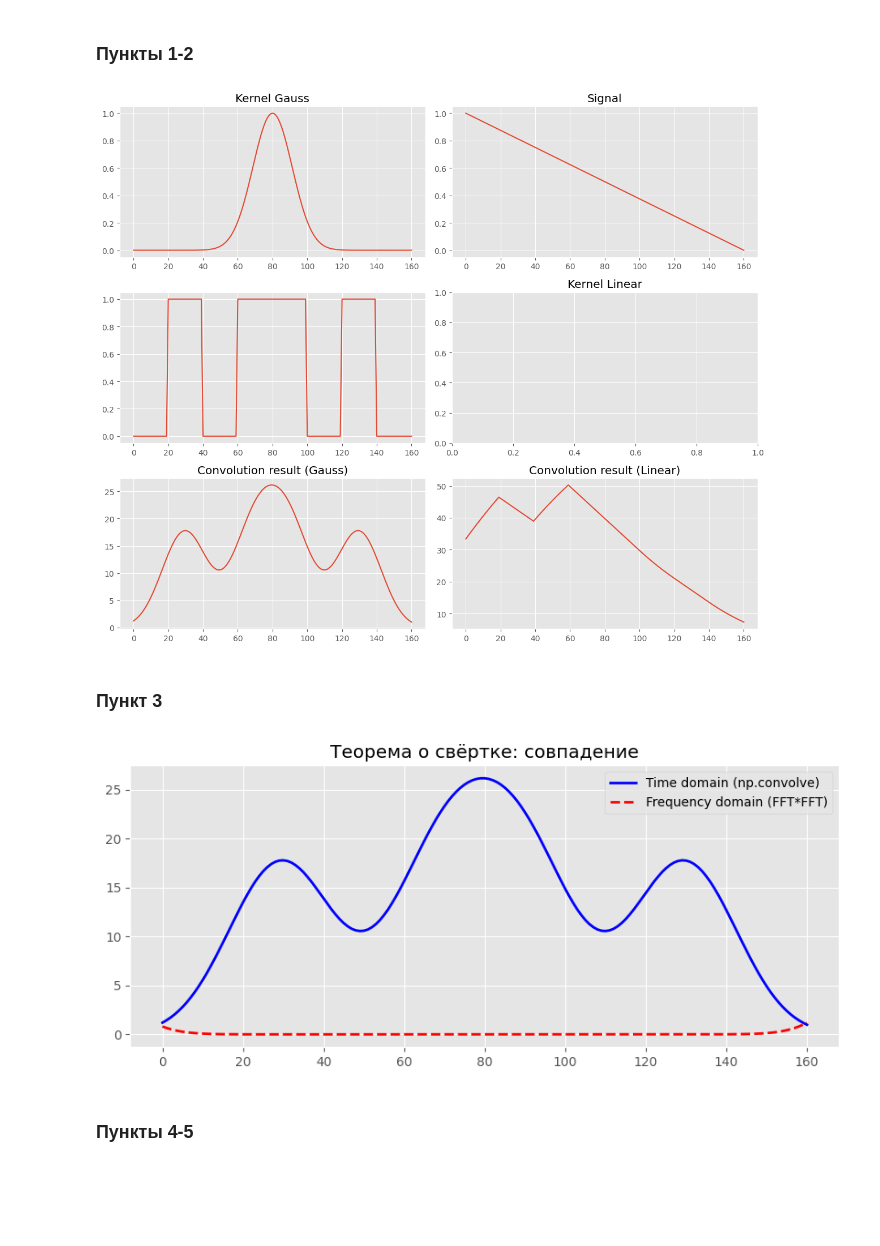
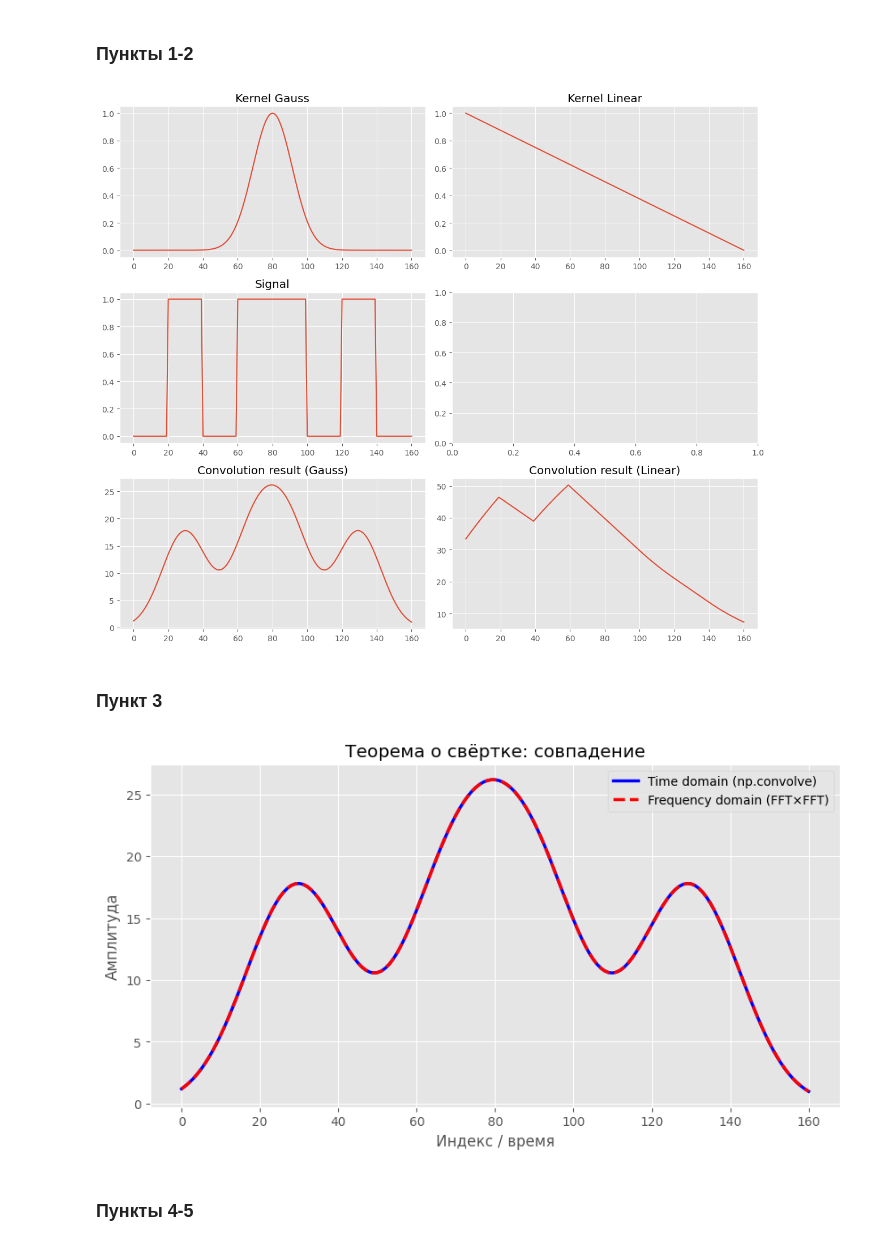
Before and after one commit to KamenevIvan/DPoS, a Jupyter notebook: lab4.ipynb, the cells around one changed output. Cells and saved outputs as stored; diff of their text form; code cells hidden in the pictures; blank space fills up the shorter version.

```diff
--- a/lab4.ipynb
+++ b/lab4.ipynb
@@ -7,28 +7,24 @@ plt.style.use('ggplot')
 # %% [markdown]
 ### Пункты 1-2
 # %%
-# Параметры (чтобы похоже на рис. 1-2)
 N = 161
 t = np.arange(N)
 
-# Прямоугольный периодический сигнал
 signal = np.zeros(N)
 signal[20:40] = 1
 signal[60:100] = 1
 signal[120:140] = 1
 
-# Ядро (а) Гаусс
+# Ядро Гаусс
 x = np.linspace(-5, 5, N)
-kernel_gauss = np.exp(-x**2)          # A=1
+kernel_gauss = np.exp(-x**2)
 
-# Ядро (б) линейное (падающее)
+# Ядро линейное
 kernel_linear = np.linspace(1, 0, N)
 
-# Свёртка numpy
 conv_gauss_np = np.convolve(signal, kernel_gauss, mode='same')
-conv_linear_np = np.convolve(signal, kernel_linear, mode='same')
+conv_linear_np = np.convolve(signal, kernel_linear, mode='same') #mode = 'full'
 
-# Собственная реализация свёртки (для понимания алгоритма)
 def my_convolve(sig, kern):
     sig_pad = np.pad(sig, (len(kern)//2, len(kern)//2), mode='constant')
     result = np.zeros_like(sig)
@@ -39,43 +35,55 @@ def my_convolve(sig, kern):
 conv_gauss_my = my_convolve(signal, kernel_gauss)
 conv_linear_my = my_convolve(signal, kernel_linear)
 
-# Графики (как на Рис. 1 и Рис. 2)
+t_full = np.arange(len(conv_linear_np))
+
 fig, axs = plt.subplots(3, 2, figsize=(12, 10))
 axs[0,0].plot(t, kernel_gauss); axs[0,0].set_title('Kernel Gauss')
-axs[1,0].plot(t, signal); axs[0,1].set_title('Signal')
-axs[0,1].plot(t, kernel_linear); axs[1,1].set_title('Kernel Linear')
+axs[1,0].plot(t, signal); axs[0,1].set_title('Kernel Linear')
+axs[0,1].plot(t, kernel_linear); axs[1,0].set_title('Signal')
 axs[2,0].plot(t, conv_gauss_np); axs[2,0].set_title('Convolution result (Gauss)')
 axs[2,1].plot(t, conv_linear_np); axs[2,1].set_title('Convolution result (Linear)')
+
+# axs[2,1].plot(t_full, conv_linear_np)
+# axs[2,1].set_title('Convolution result (Linear, full)')
+
 plt.tight_layout()
 plt.show()
 # %% [output]
-[figure, old version]
+[figure, new version]
 # %% [markdown]
 ### Пункт 3
 # %%
-# Берём сигнал и гауссово ядро из предыдущей ячейки
-# Для корректной свёртки в частотной области используем padding
-pad = N//2
-sig_pad = np.pad(signal, (pad, pad), 'constant')
-kern_pad = np.pad(kernel_gauss, (pad, pad), 'constant')
+conv_time = np.convolve(signal, kernel_gauss, mode='same')
 
-# FFT
-S = fft(sig_pad)
-K = fft(kern_pad)
-conv_freq = ifft(S * K).real
+def fft_convolve_same(sig, kern):
+    N = len(sig)
+    M = len(kern)
+    padded_len = N + M - 1
 
-# Обрезаем обратно к длине N
-conv_freq = conv_freq[pad:pad+N]
+    sig_pad = np.pad(sig, (0, padded_len - N), mode='constant')
+    kern_pad = np.pad(kern, (0, padded_len - M), mode='constant')
 
-# Сравниваем с временной свёрткой
-plt.figure(figsize=(10, 4))
-plt.plot(t, conv_gauss_np, 'b-', label='Time domain (np.convolve)', linewidth=2)
-plt.plot(t, conv_freq[:N], 'r--', label='Frequency domain (FFT*FFT)', linewidth=2)
+    S = fft(sig_pad)
+    K = fft(kern_pad)
+    conv_full = ifft(S * K).real
+
+    start = (M - 1) // 2
+    return conv_full[start : start + N]
+
+conv_freq = fft_convolve_same(signal, kernel_gauss)
+
+plt.figure(figsize=(10, 5))
+plt.plot(t, conv_time, 'b-', linewidth=2.5, label='Time domain (np.convolve)')
+plt.plot(t, conv_freq, 'r--', linewidth=2.5, label='Frequency domain (FFT×FFT)')
 plt.title('Теорема о свёртке: совпадение')
+plt.xlabel('Индекс / время')
+plt.ylabel('Амплитуда')
+plt.grid(True)
 plt.legend()
 plt.show()
 # %% [output]
-[figure, old version]
+[figure, new version]
 # %% [markdown]
 ### Пункты 4-5
 # %%
```
Also changed, not shown: parts of 3 cells of this notebook.
